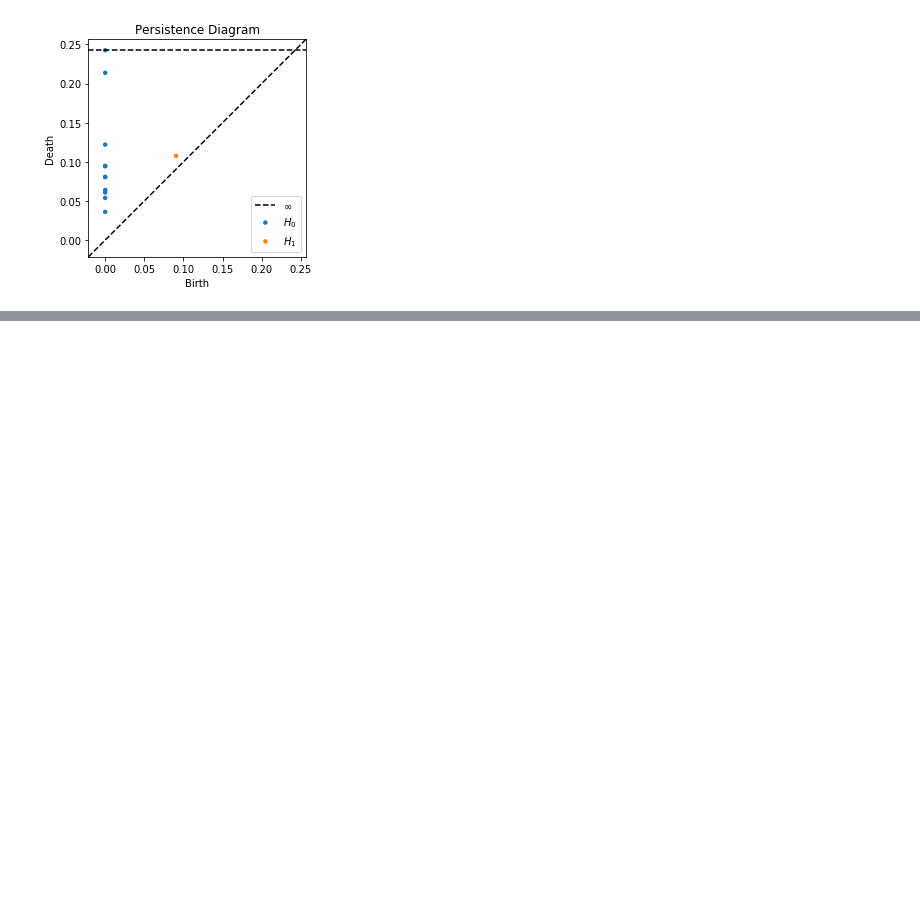
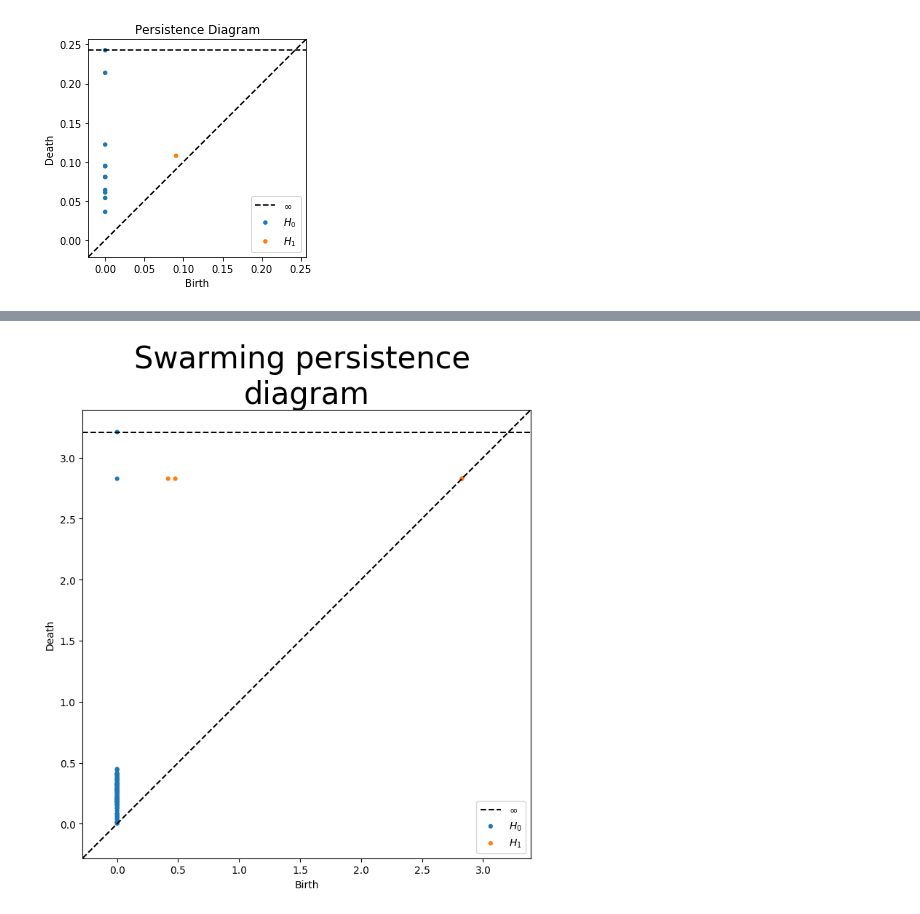
Before and after one commit to johnnardini/TDA_tutorial, a Jupyter notebook: TDA_intro.ipynb, the cells around one changed output, grey strips where cells are left out. Cells and saved outputs as stored; diff of their text form; code cells hidden in the pictures; blank space fills up the shorter version.

```diff
--- a/TDA_intro.ipynb
+++ b/TDA_intro.ipynb
@@ -142,0 +203,21 @@ Text(0.5, 1.0, 'Persistence Diagram')
+# %%
+#number of agents
+num_cells = 100
+
+#intialization
+ic_vec = np.random.uniform(-1,1,4*num_cells)
+
+#double ring
+alpha,beta,cA,cR,lA,lR = 1.5,0.5,1.0,0.1,1.0,0.1
+#single mill
+#alpha,beta,cA,cR,lA,lR = 1.5,0.5,1.0,0.5,1.0,0.1
+#double mill
+#alpha,beta,cA,cR,lA,lR = 1.5,0.5,1.0,0.9,1.0,0.5
+#swarm
+#alpha,beta,cA,cR,lA,lR = 1.5,0.5,1.0,0.1,1.0,0.5
+#Escape
+#alpha,beta,cA,cR,lA,lR = 1.5,0.5,1.0,2.0,1.0,0.9
+
+
+parameters=[alpha,beta,cA,cR,lA,lR]
+simulated_cells = ode_rk4(ic_vec,0,100,parameters=parameters)
@@ -142,0 +274,22 @@ Text(0.5, 1.0, 'Persistence Diagram')
+# %%
+fig = plt.figure(figsize=(8,8))
+ax = fig.add_subplot(111)
+
+#convert to 2 dimensions
+x2, y2, vx2, vy2 = x[:,np.newaxis], y[:,np.newaxis], vx[:,np.newaxis], vy[:,np.newaxis]
+
+#normalize (helps with visualization because position and velocity may be on different scales)
+x2_norm = (x2-np.mean(x2))/np.std(x2)
+y2_norm = (y2-np.mean(y2))/np.std(y2)
+vx2_norm = (vx2-np.mean(vx2))/np.std(vx2)
+vy2_norm = (vy2-np.mean(vy2))/np.std(vy2)
+
+#compute and plot persistence diagram
+dgms = ripser(np.hstack([x2_norm,y2_norm,vx2_norm,vy2_norm]))['dgms']
+persim.plot_diagrams(dgms,ax=ax)
+
+ax.set_title("Swarming persistence \ndiagram",fontsize=30)
+
+plt.savefig("swarm_PD.pdf",format="pdf")
+# %% [output]
+[figure, added]
```
Also changed, not shown: parts of 5 cells of this notebook.
